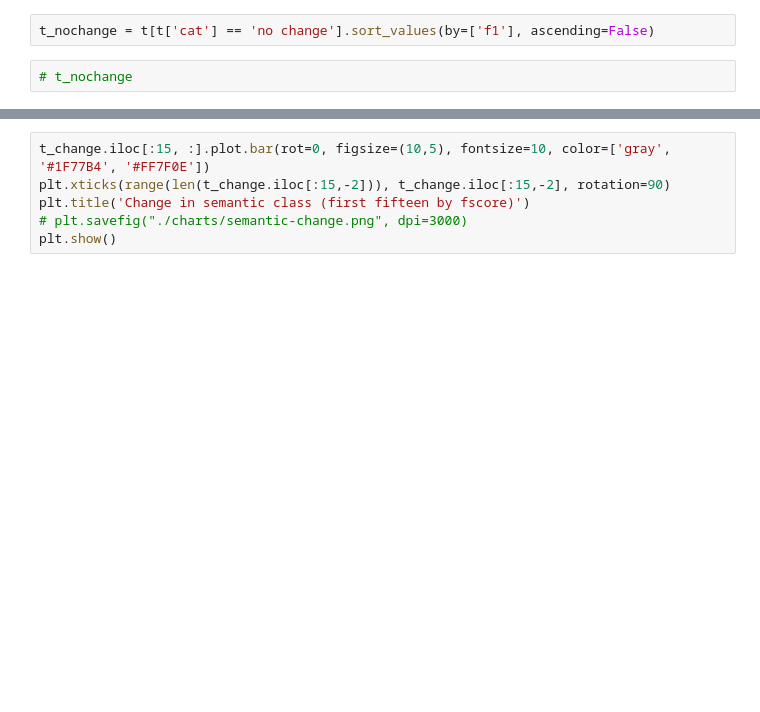
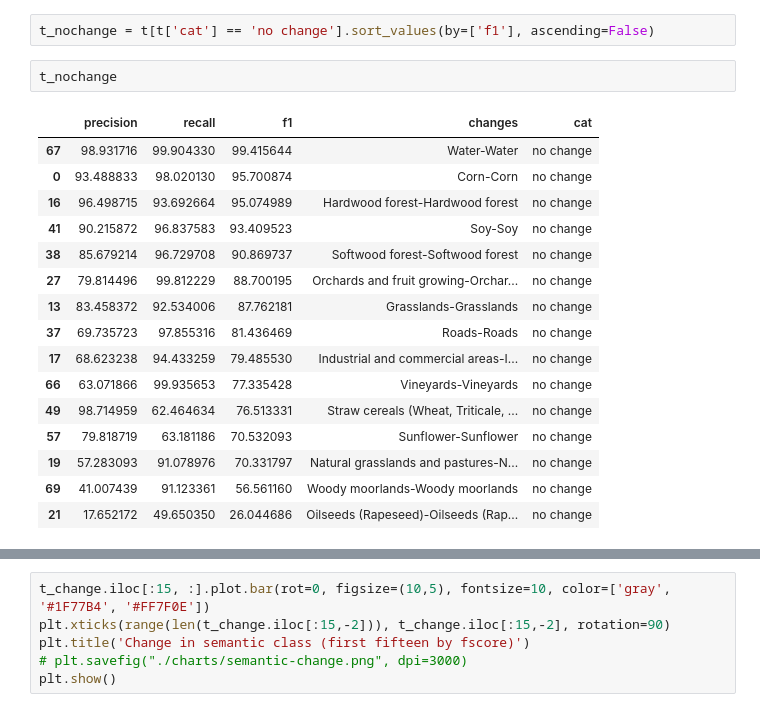
Before and after one commit to Arioluwa/DeepChange, a Jupyter notebook: change_detection/dev.ipynb, the cells around one changed output, grey strips where cells are left out. Drawn from its saved outputs; the diff is of its cells as text; blank space fills up the shorter version.

```diff
--- a/change_detection/dev.ipynb
+++ b/change_detection/dev.ipynb
@@ -254,5 +274,22 @@ t_change = t[t['cat'] == 'change'].sort_values(by=['f1'], ascending=False)
 # %%
 t_nochange = t[t['cat'] == 'no change'].sort_values(by=['f1'], ascending=False)
 # %%
-# t_nochange
+t_nochange
+# %% [output]
+|  | precision | recall | f1 | changes | cat |
+| 67 | 98.931716 | 99.904330 | 99.415644 | Water-Water | no change |
+| 0 | 93.488833 | 98.020130 | 95.700874 | Corn-Corn | no change |
+| 16 | 96.498715 | 93.692664 | 95.074989 | Hardwood forest-Hardwood forest | no change |
+| 41 | 90.215872 | 96.837583 | 93.409523 | Soy-Soy | no change |
+| 38 | 85.679214 | 96.729708 | 90.869737 | Softwood forest-Softwood forest | no change |
+| 27 | 79.814496 | 99.812229 | 88.700195 | Orchards and fruit growing-Orchar... | no change |
+| 13 | 83.458372 | 92.534006 | 87.762181 | Grasslands-Grasslands | no change |
+| 37 | 69.735723 | 97.855316 | 81.436469 | Roads-Roads | no change |
+| 17 | 68.623238 | 94.433259 | 79.485530 | Industrial and commercial areas-I... | no change |
+| 66 | 63.071866 | 99.935653 | 77.335428 | Vineyards-Vineyards | no change |
+| 49 | 98.714959 | 62.464634 | 76.513331 | Straw cereals (Wheat, Triticale, ... | no change |
+| 57 | 79.818719 | 63.181186 | 70.532093 | Sunflower-Sunflower | no change |
+| 19 | 57.283093 | 91.078976 | 70.331797 | Natural grasslands and pastures-N... | no change |
+| 69 | 41.007439 | 91.123361 | 56.561160 | Woody moorlands-Woody moorlands | no change |
+| 21 | 17.652172 | 49.650350 | 26.044686 | Oilseeds (Rapeseed)-Oilseeds (Rap... | no change |
 # %%
```
Also changed, not shown: parts of 7 cells of this notebook, 8 other files.
